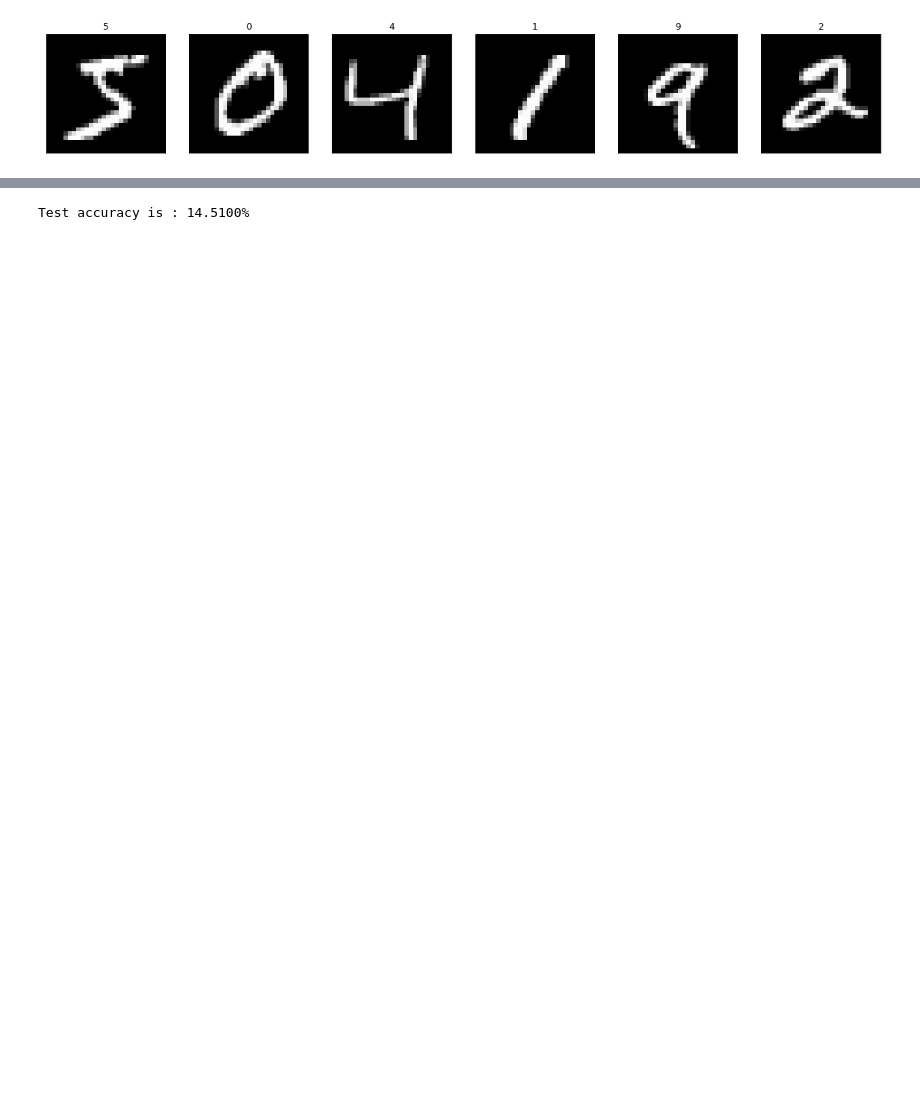
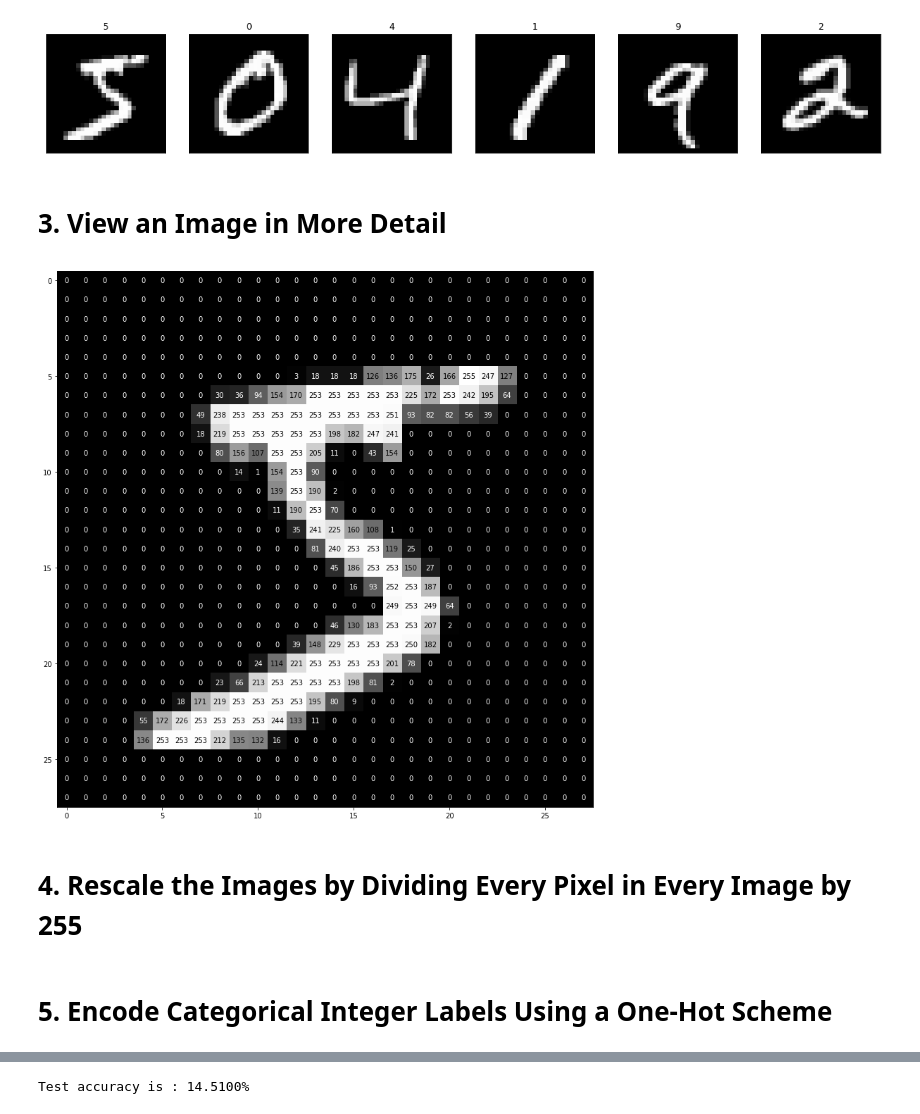
Before and after one commit to saiabhishekgv/Neural-Network, a Jupyter notebook: DeepLearning/ImageClassification_Keras.ipynb, the cells around one changed output, grey strips where cells are left out. Saved outputs shown, nothing was run; the diff lists cells and outputs as text; code cells hidden in the pictures; blank space fills up the shorter version.

```diff
--- a/DeepLearning/ImageClassification_Keras.ipynb
+++ b/DeepLearning/ImageClassification_Keras.ipynb
@@ -27,9 +34,32 @@ for i in range(6):
     ax.set_title(str(y_train[i]))
 # %% [output]
 [figure]
+# %% [markdown]
+# 3. View an Image in More Detail
+# %%
+def visualize_input(img, ax):
+    ax.imshow(img, cmap='gray')
+    width, height = img.shape
+    thresh = img.max()/2.5
+    for x in range(width):
+        for y in range(height):
+            ax.annotate(str(round(img[x][y],2)), xy=(y,x),
+                        horizontalalignment='center',
+                        verticalalignment='center',
+                        color='white' if img[x][y]<thresh else 'black')
+
+fig = plt.figure(figsize = (14,14))
+ax = fig.add_subplot(111)
+visualize_input(X_train[0], ax)
+# %% [output]
+[figure, added]
+# %% [markdown]
+# 4. Rescale the Images by Dividing Every Pixel in Every Image by 255
 # %%
 #rescale input to 0 to 1
 x_train = X_train.astype('float32')/255
 x_test = x_test.astype('float32')/255
+# %% [markdown]
+# 5. Encode Categorical Integer Labels Using a One-Hot Scheme
 # %%
 from keras.utils import np_utils
```
Also changed, not shown: parts of 10 cells of this notebook.
